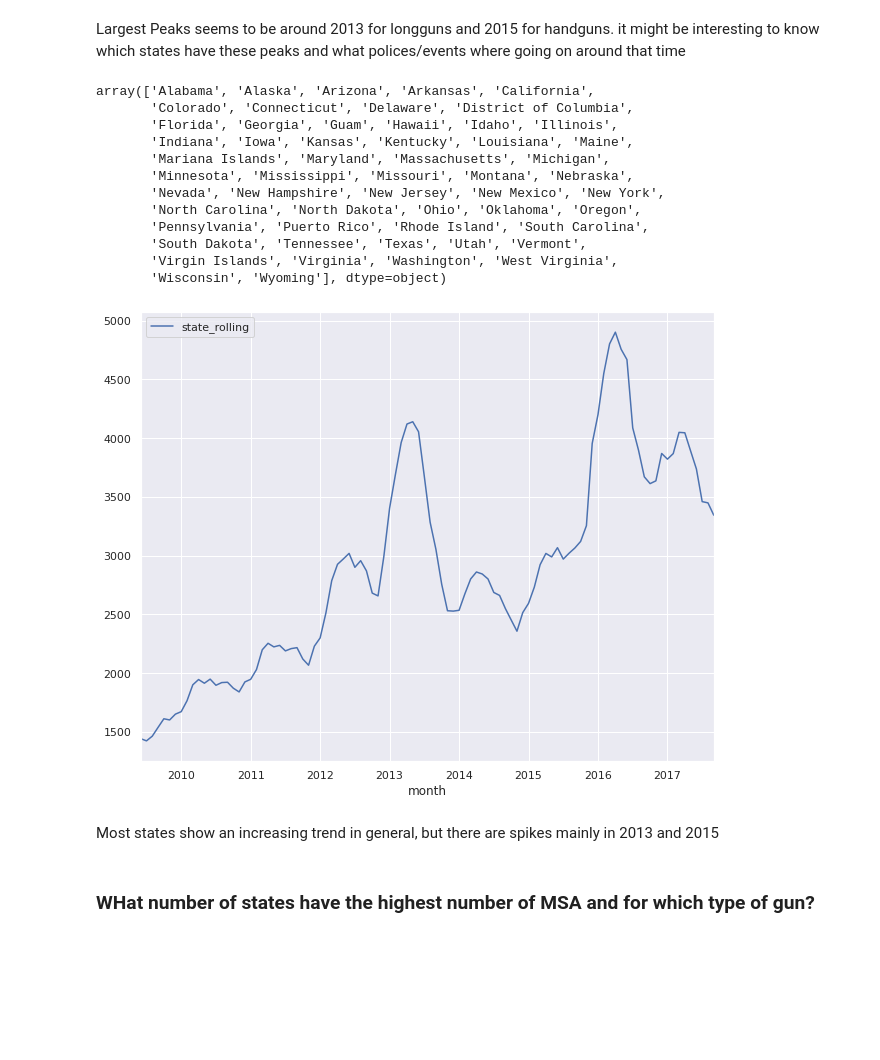
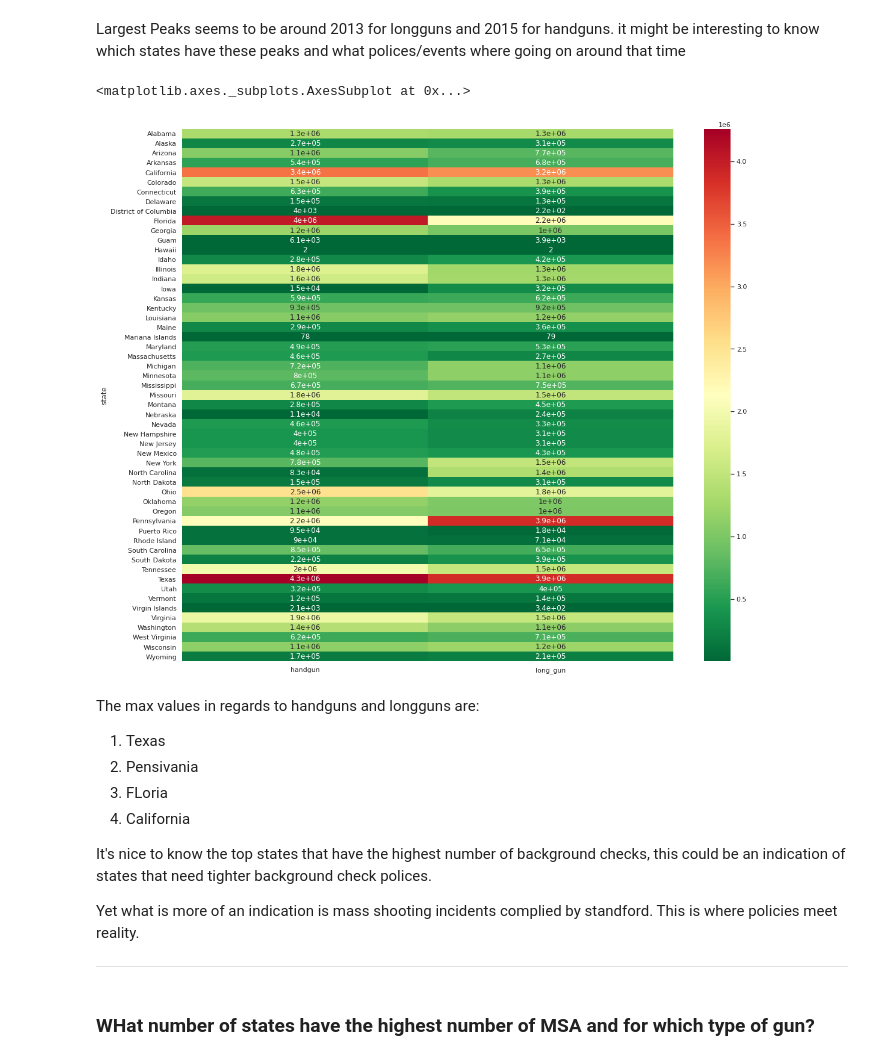
Before and after one commit to freedom-780/FBI-Firearm-Background-Check, a Jupyter notebook: Firearm_Background_Check.ipynb, the cells around one changed output. Saved outputs shown, nothing was run; the diff lists cells and outputs as text; code cells hidden in the pictures; blank space fills up the shorter version.

```diff
--- a/Firearm_Background_Check.ipynb
+++ b/Firearm_Background_Check.ipynb
@@ -89,5 +50,7 @@ For mass shooting:
 # %%
-# drop columns that are not needed for analysis
+# drop columns from gun_background_check that are not needed for the analysis
 
-gun_background_check.drop(gun_background_check.columns.difference(['month', 'state', 'handgun', 'long_gun', 'other', 'multiple', 'private_sale_handgun', 'private_sale_long_gun', 'private_sale_other', 'totals']), 1, inplace=True)
+gun_background_check.drop(gun_background_check.columns. \
+ difference(['month', 'state', 'handgun', 'long_gun', 'other', 'multiple', \
+'private_sale_handgun', 'private_sale_long_gun', 'private_sale_other', 'totals']), 1, inplace=True)
 # %%
@@ -371 +357,6 @@ private_gun_sales.dropna(inplace=True)
+# %%
+# Convert month to datetime and state to cateegory
+
+gun_background_check['month'] = pd.to_datetime(gun_background_check['month'])
+gun_background_check['state'] = gun_background_check['state'].astype('category')
 # %%
@@ -486,34 +457,28 @@ Text(0.5, 1.0, 'Line Chart of Background Checks by gun type')
 [figure]
 # %% [markdown]
 Largest Peaks seems to be around 2013 for longguns and 2015 for handguns. it might be interesting to know which states have these peaks and what polices/events where going on around that time
-# %%
-# groupby state, group the rolling average for that state
-# using transform will assign that row to the relevant index
-
-gun_background_check['state_rolling'] = gun_background_check.sort_values(by='month') \
-.groupby('state')['handgun'].transform(lambda s: s.rolling(7, min_periods=1).mean())
-# %%
-gun_background_check['state'].unique()
-# %% [output]
-array(['Alabama', 'Alaska', 'Arizona', 'Arkansas', 'California',
-       'Colorado', 'Connecticut', 'Delaware', 'District of Columbia',
-       'Florida', 'Georgia', 'Guam', 'Hawaii', 'Idaho', 'Illinois',
-       'Indiana', 'Iowa', 'Kansas', 'Kentucky', 'Louisiana', 'Maine',
-       'Mariana Islands', 'Maryland', 'Massachusetts', 'Michigan',
-       'Minnesota', 'Mississippi', 'Missouri', 'Montana', 'Nebraska',
-       'Nevada', 'New Hampshire', 'New Jersey', 'New Mexico', 'New York',
-       'North Carolina', 'North Dakota', 'Ohio', 'Oklahoma', 'Oregon',
-       'Pennsylvania', 'Puerto Rico', 'Rhode Island', 'South Carolina',
-       'South Dakota', 'Tennessee', 'Texas', 'Utah', 'Vermont',
-       'Virgin Islands', 'Virginia', 'Washington', 'West Virginia',
-       'Wisconsin', 'Wyoming'], dtype=object)
 # %%
-sns.set(rc={'figure.figsize':(10.27,8.27)})
+sns.set(rc={'figure.figsize':(18.27,16.27)})
 
-gun_background_check.query('state == "Maine"').plot(x='month',y='state_rolling');
+sns.heatmap(gun_background_check.groupby('state') \
+['handgun','long_gun'].agg('sum'),cmap='RdYlGn_r',annot=True)
 # %% [output]
+<matplotlib.axes._subplots.AxesSubplot at 0x...>
-[figure, old version]
+[figure, new version]
-# %% [markdown]
-Most states show an increasing trend in general, but there are spikes mainly in 2013 and 2015
+# %% [markdown]
+The max values in regards to handguns and longguns are:
+
+1.   Texas
+2.   Pensivania
+3.   FLoria
+2.   California
+
+It's nice to know the top states that have the highest number of background checks, this could be an indication of states that need tighter background check polices.
+
+Yet what is more of an indication is mass shooting incidents complied by standford. This is where policies meet reality.
+
+
+
+---
 # %% [markdown]
 ### WHat number of states have the highest number of MSA and for which type of gun?
```
Also changed, not shown: parts of 72 cells of this notebook.
